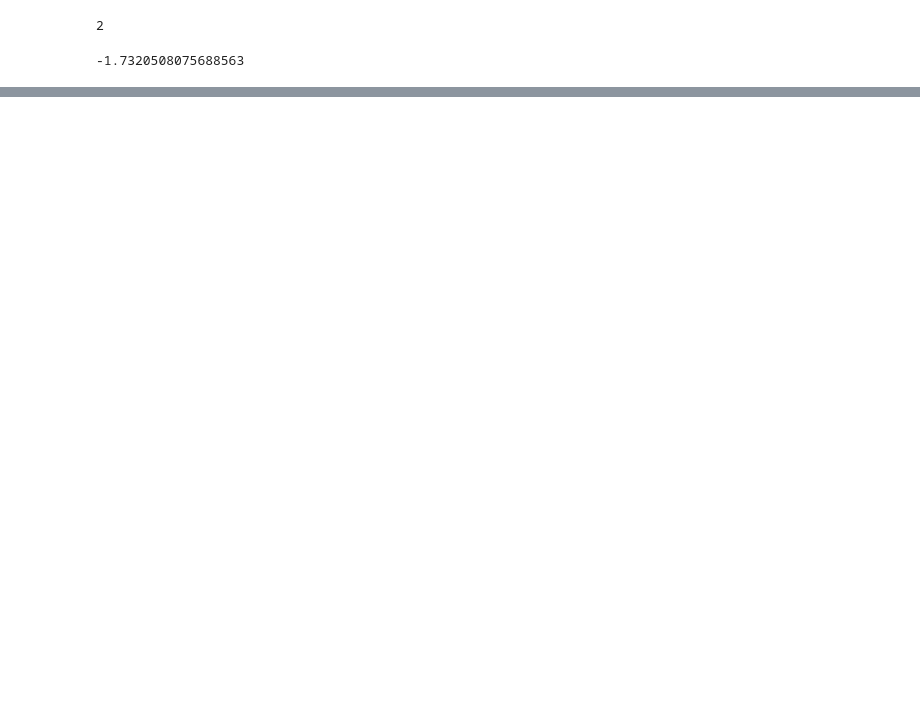
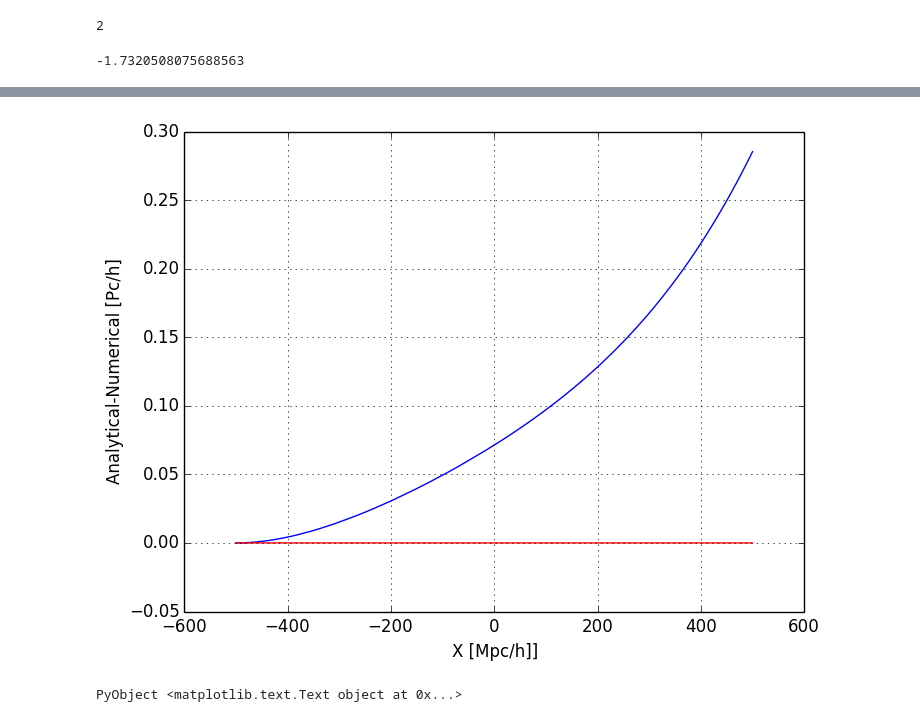
Before and after one commit to skariel/Lensing, a Jupyter notebook: FERMAT.ipynb, the cells around one changed output, grey strips where cells are left out. Saved outputs shown, nothing was run; the diff lists cells and outputs as text; code cells hidden in the pictures; blank space fills up the shorter version.

```diff
--- a/FERMAT.ipynb
+++ b/FERMAT.ipynb
@@ -94,2 +105,12 @@ title("testing Fermat solution on LSS scaes")
 PyObject <matplotlib.text.Text object at 0x...>
+# %%
+plot(to_small(fx)./1e3, to_small((ay.-fy)*1.0e3))
+hold(true)
+plot(to_small(fx_simple)./1e3, to_small((ay_simple.-fy_simple)*1.0e3),"-r")
+grid(true)
+xlabel("X [Mpc/h]]")
+ylabel("Analytical-Numerical [Pc/h]")
+# %% [output]
+[figure, added]
+PyObject <matplotlib.text.Text object at 0x...>
 # %%
```
Also changed, not shown: parts of 29 cells of this notebook, 5 other files.
